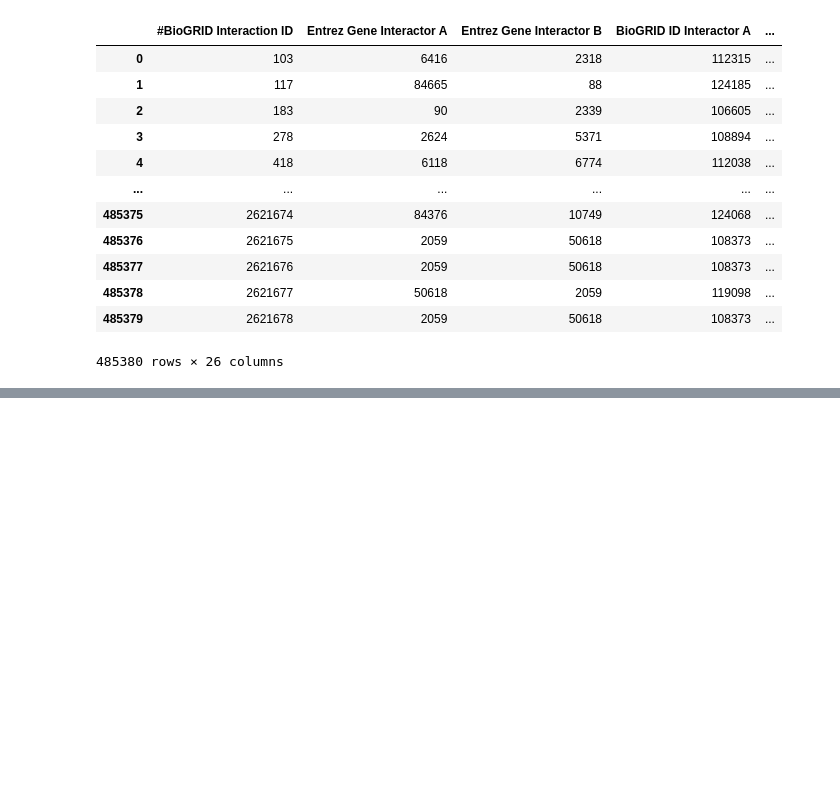
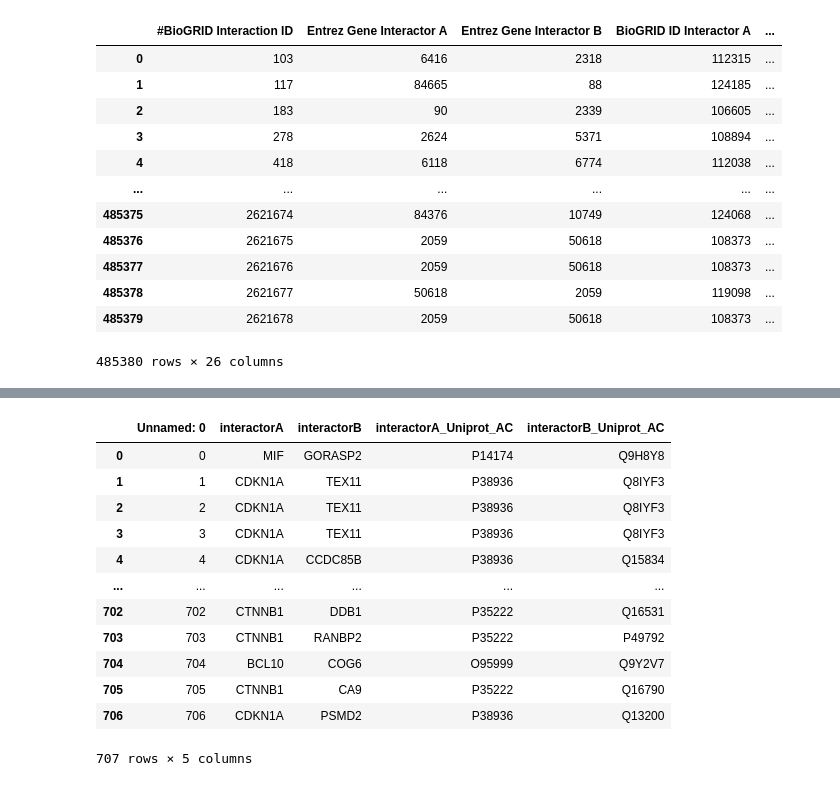
Before and after one commit to giuliacassara/Malignant-Mesothelioma, a Jupyter notebook: Analysis.ipynb, the cells around one changed output, grey strips where cells are left out. Cells and saved outputs as stored; diff of their text form; code cells hidden in the pictures; blank space fills up the shorter version.

```diff
--- a/Analysis.ipynb
+++ b/Analysis.ipynb
@@ -850,0 +894,18 @@ def build_union_interactome(biogrid_human, iid_human):
+# %%
+intersect = pd.read_csv("intersection_interactome.tsv", sep = '\t')
+# %%
+intersect
+# %% [output]
+|  | Unnamed: 0 | interactorA | interactorB | interactorA_Uniprot_AC | interactorB_Uniprot_AC |
+| 0 | 0 | MIF | GORASP2 | P14174 | Q9H8Y8 |
+| 1 | 1 | CDKN1A | TEX11 | P38936 | Q8IYF3 |
+| 2 | 2 | CDKN1A | TEX11 | P38936 | Q8IYF3 |
+| 3 | 3 | CDKN1A | TEX11 | P38936 | Q8IYF3 |
+| 4 | 4 | CDKN1A | CCDC85B | P38936 | Q15834 |
+| ... | ... | ... | ... | ... | ... |
+| 702 | 702 | CTNNB1 | DDB1 | P35222 | Q16531 |
+| 703 | 703 | CTNNB1 | RANBP2 | P35222 | P49792 |
+| 704 | 704 | BCL10 | COG6 | O95999 | Q9Y2V7 |
+| 705 | 705 | CTNNB1 | CA9 | P35222 | Q16790 |
+| 706 | 706 | CDKN1A | PSMD2 | P38936 | Q13200 |
+707 rows × 5 columns
```
Also changed, not shown: parts of 7 cells of this notebook.
